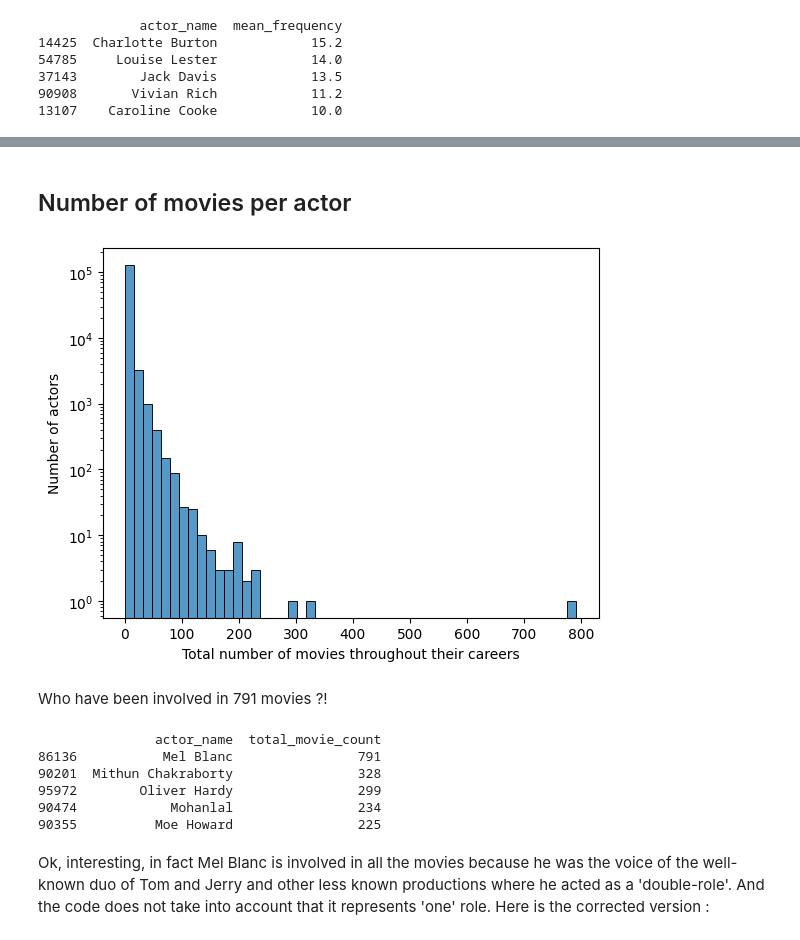
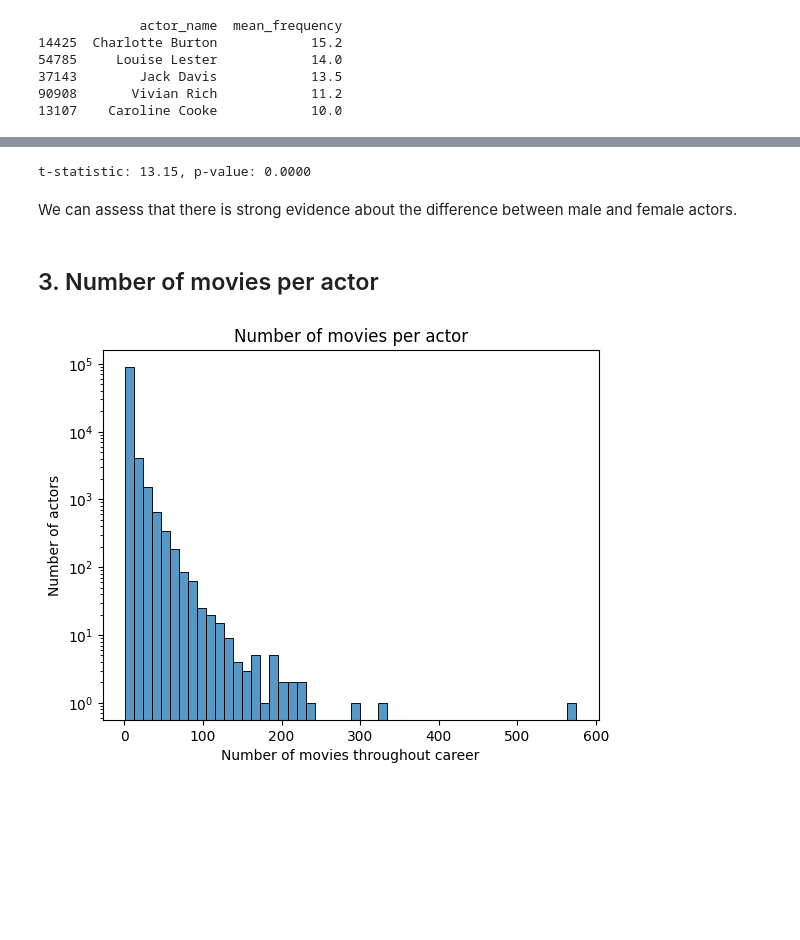
Before and after one commit to epfl-ada/ada-2023-project-datacuisiniers, a Jupyter notebook: p2_Malo.ipynb, the cells around one changed output, grey strips where cells are left out. Drawn from its saved outputs; the diff is of its cells as text; code cells hidden in the pictures; blank space fills up the shorter version.

```diff
--- a/p2_Malo.ipynb
+++ b/p2_Malo.ipynb
@@ -160,26 +191,23 @@ See the caveats in the documentation: https://pandas.pydata.org/pandas-docs/stab
+# %%
+from scipy.stats import ttest_ind
+
+t_statistic, p_value = ttest_ind(male_actors['career_span'], female_actors['career_span'])
+
+print(f"t-statistic: {t_statistic:.2f}, p-value: {p_value:.4f}")
+# %% [output]
+t-statistic: 13.15, p-value: 0.0000
+# %% [markdown]
+We can assess that there is strong evidence about the difference between male and female actors.
 # %% [markdown]
-## Number of movies per actor
+## 3. Number of movies per actor
 # %%
-actor_total_movie_counts = character_df.groupby('actor_name').size().reset_index(name='total_movie_count')
+actor_nb_movie = character_df.groupby(['actor_name', 'gender', 'movie_id']).size().reset_index(name='appearance_count')
+actor_nb_movie = actor_nb_movie.groupby(['actor_name', 'gender']).size().reset_index(name='total_movie_count')
 
-sns.histplot(actor_total_movie_counts['total_movie_count'], bins=50, log = True, kde=False)
+sns.histplot(actor_nb_movie, x='total_movie_count', bins=50, log=True)
 plt.ylabel("Number of actors")
-plt.xlabel("Total number of movies throughout their careers")
+plt.xlabel("Number of movies throughout career")
+plt.title("Number of movies per actor")
 plt.show()
 # %% [output]
-[figure, old version]
+[figure, new version]
-# %% [markdown]
-Who have been involved in 791 movies ?!
-# %%
-sorted_actors = actor_total_movie_counts.sort_values(by='total_movie_count', ascending=False)
-top_5_actors = sorted_actors.head(5)
-print(top_5_actors)
-# %% [output]
-               actor_name  total_movie_count
-86136           Mel Blanc                791
-90201  Mithun Chakraborty                328
-95972        Oliver Hardy                299
-90474            Mohanlal                234
-90355          Moe Howard                225
-# %% [markdown]
-Ok, interesting, in fact Mel Blanc is involved in all the movies because he was the voice of the well-known duo of Tom and Jerry and other less known productions where he acted as a 'double-role'. And the code does not take into account that it represents 'one' role. Here is the corrected version :
```
Also changed, not shown: parts of 21 cells of this notebook.
